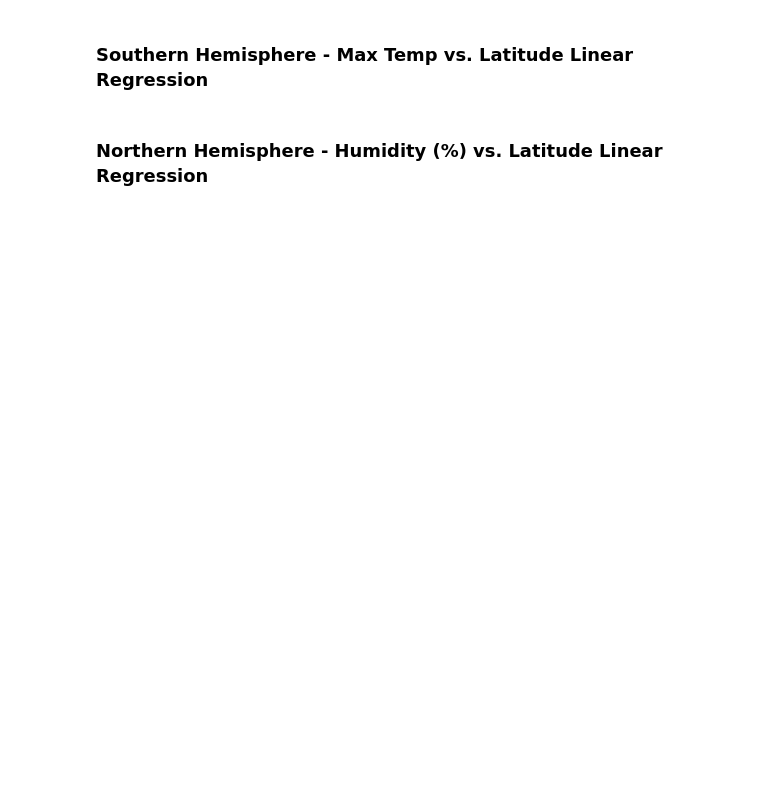
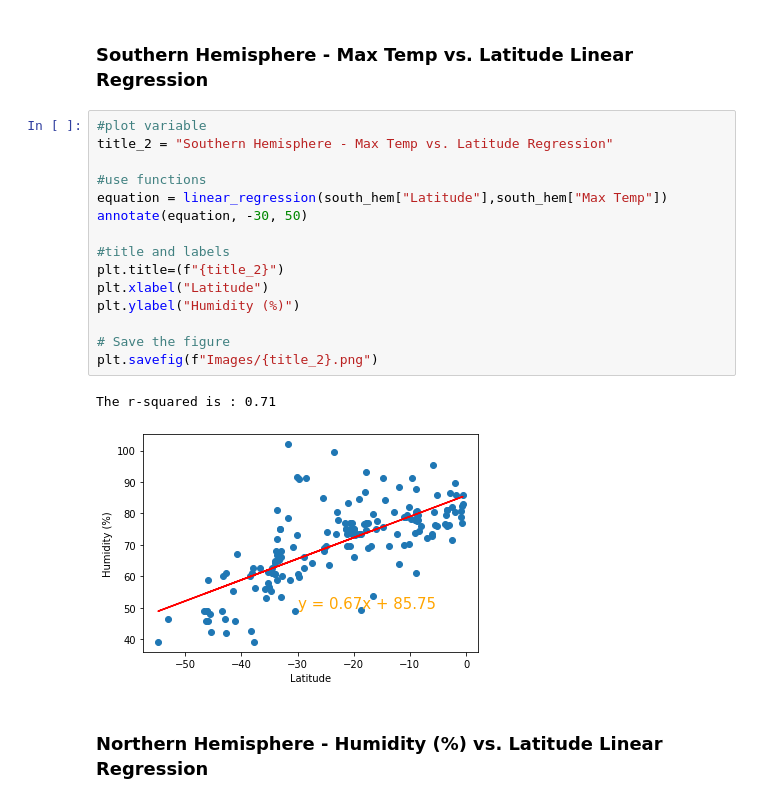
Before and after one commit to timsamson/Python_API_Challange, a Jupyter notebook: starter_code/WeatherPy.ipynb, the cells around one changed output. Saved outputs shown, nothing was run; the diff lists cells and outputs as text; blank space fills up the shorter version.

```diff
--- a/starter_code/WeatherPy.ipynb
+++ b/starter_code/WeatherPy.ipynb
@@ -228,4 +256,22 @@ TypeError: 'str' object is not callable
 # %% [markdown]
 ###  Southern Hemisphere - Max Temp vs. Latitude Linear Regression
+# %%
+#plot variable
+title_2 = "Southern Hemisphere - Max Temp vs. Latitude Regression"
+
+#use functions
+equation = linear_regression(south_hem["Latitude"],south_hem["Max Temp"])
+annotate(equation, -30, 50)
+
+#title and labels
+plt.title=(f"{title_2}")
+plt.xlabel("Latitude")
+plt.ylabel("Humidity (%)")
+
+# Save the figure
+plt.savefig(f"Images/{title_2}.png")
+# %% [output]
+The r-squared is : 0.71
+[figure, added]
 # %% [markdown]
 ###  Northern Hemisphere - Humidity (%) vs. Latitude Linear Regression
```
Also changed, not shown: parts of 16 cells of this notebook, 6 other files.
